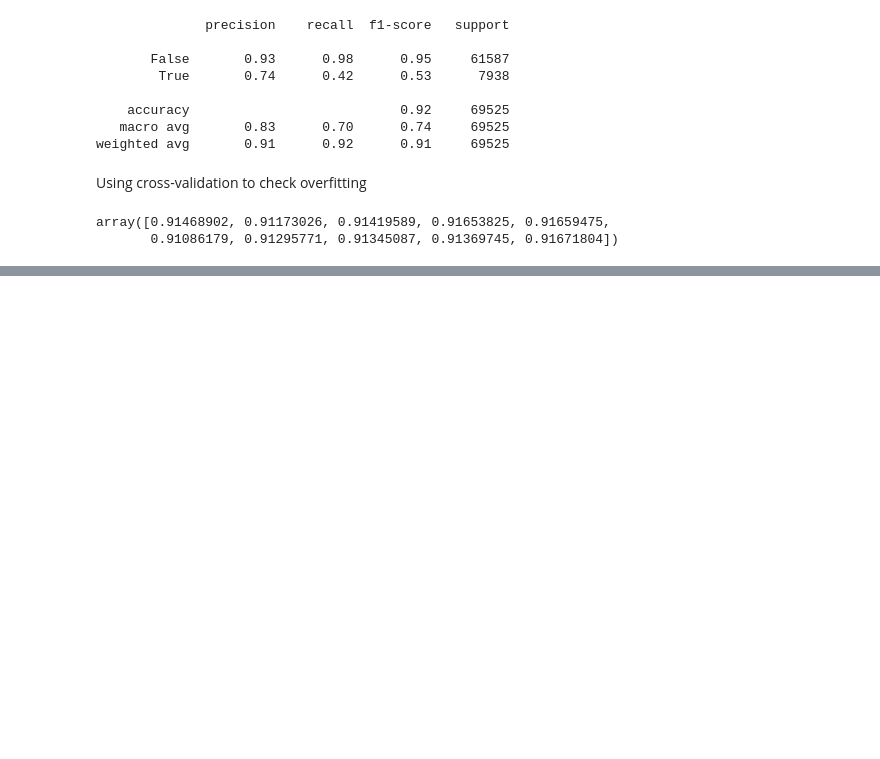
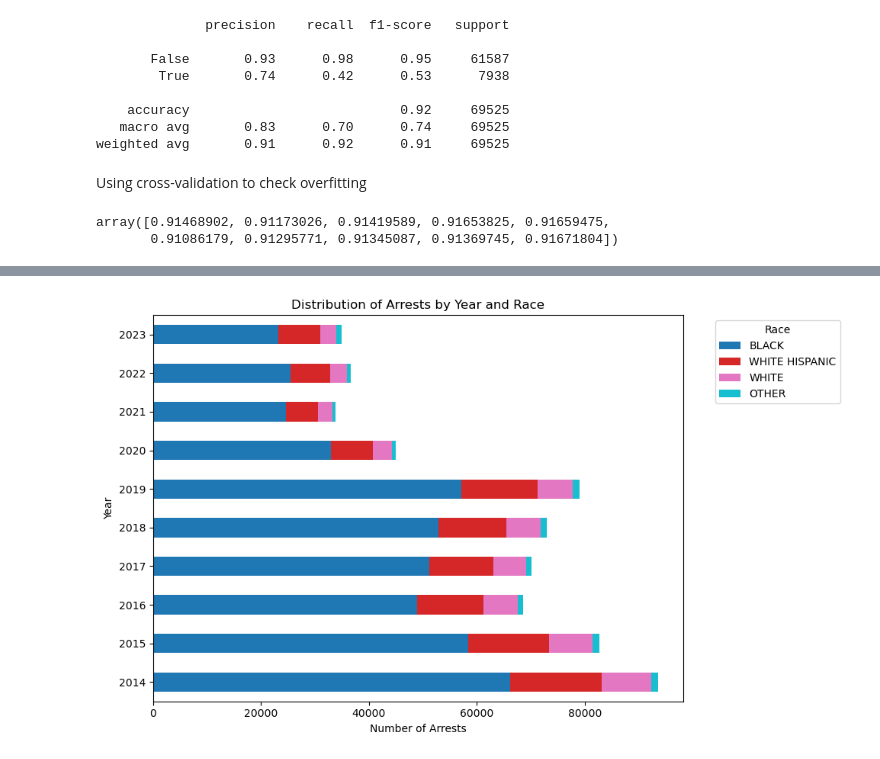
Before and after one commit to AayushG159/CS418-Crime-Root-Detectives, a Jupyter notebook: progress_report.ipynb, the cells around one changed output, grey strips where cells are left out. Cells and saved outputs as stored; diff of their text form; code cells hidden in the pictures; blank space fills up the shorter version.

```diff
--- a/progress_report.ipynb
+++ b/progress_report.ipynb
@@ -290,0 +300,8 @@ array([0.91468902, 0.91173026, 0.91419589, 0.91653825, 0.91659475,
+# %%
+arrests = pd.read_csv('Arrests.csv')
+crimes = pd.read_csv('Crimes.csv')
+arrests.columns=["cb_no","case_number","arrest_date","race","charge_1_statute","charge_1_description","charge_1_type","charge_1_class","charge_2_statute","charge_2_description","charge_2_type","charge_2_class","charge_3_statute","charge_3_description","charge_3_type","charge_3_class","charge_4_statute","charge_4_description","charge_4_type","charge_4_class","charges_statute","charges_description","charges_type","charges_class","boundaries_zip_codes","community_areas","zip_codes","census_tracts","wards"]
+crimes.columns=["id","case_number","date","block","iucr","primary_type","description","location_description","arrest","domestic","beat","district","ward","community_area","fbi_code","x_coordinate","y_coordinate","year","updated_on","latitude","longitude","location","historical_wards_2003_2015","zip_codes","community_areas","census_tracts","wards","boundaries_zip_codes","police_districts","police_beats","wards_2023"]
+
+arrests['arrest_date'] = pd.to_datetime(arrests['arrest_date'], format='%m/%d/%Y %I:%M:%S %p')
+arrests['year'] = arrests['arrest_date'].dt.year
@@ -290,0 +346,19 @@ array([0.91468902, 0.91173026, 0.91419589, 0.91653825, 0.91659475,
+# %%
+races_to_keep = ['BLACK', 'WHITE HISPANIC', 'WHITE']
+arrests['race_updt'] = arrests['race'].where(arrests['race'].isin(races_to_keep), 'OTHER')
+
+pivot_df = arrests.groupby(['year', 'race_updt']).size().unstack(fill_value=0)
+
+sorted_columns = pivot_df.sum().sort_values(ascending=False).index
+pivot_df = pivot_df[sorted_columns]
+
+pivot_df.plot(kind='barh', stacked=True, figsize=(10, 6), cmap='tab10')
+plt.title('Distribution of Arrests by Year and Race')
+plt.xlabel('Number of Arrests')
+plt.ylabel('Year')
+plt.legend(title='Race', bbox_to_anchor=(1.05, 1), loc='upper left')
+
+plt.tight_layout()
+plt.show()
+# %% [output]
+[figure, added]
```
Also changed, not shown: parts of 170 cells of this notebook, 1 other file.
